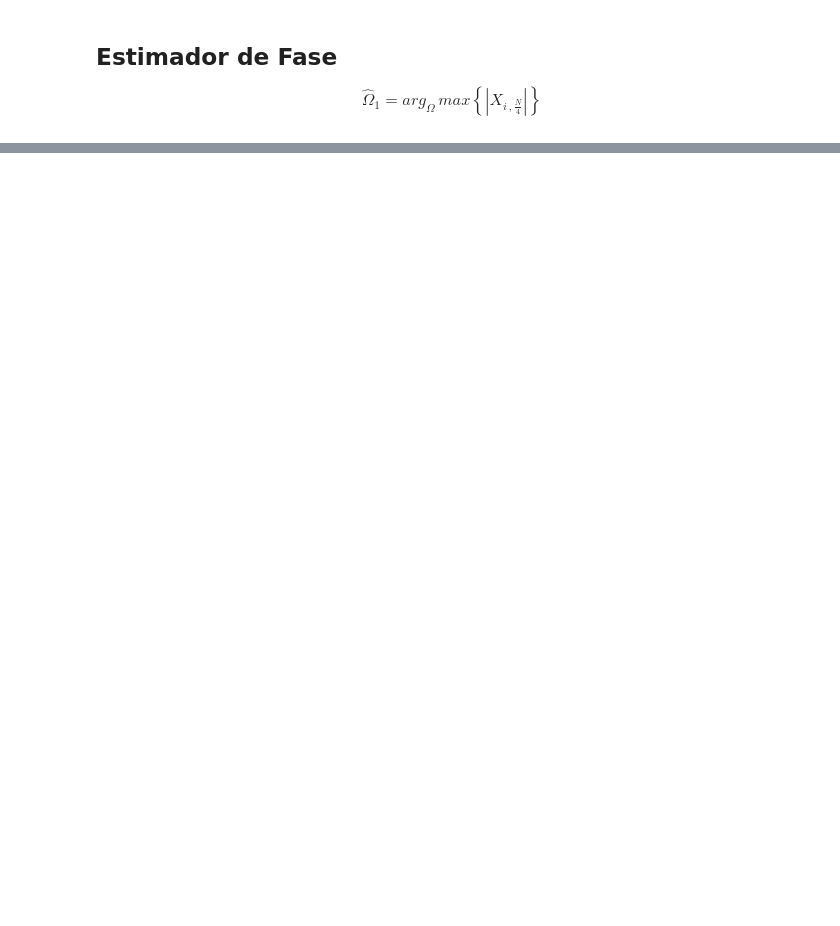
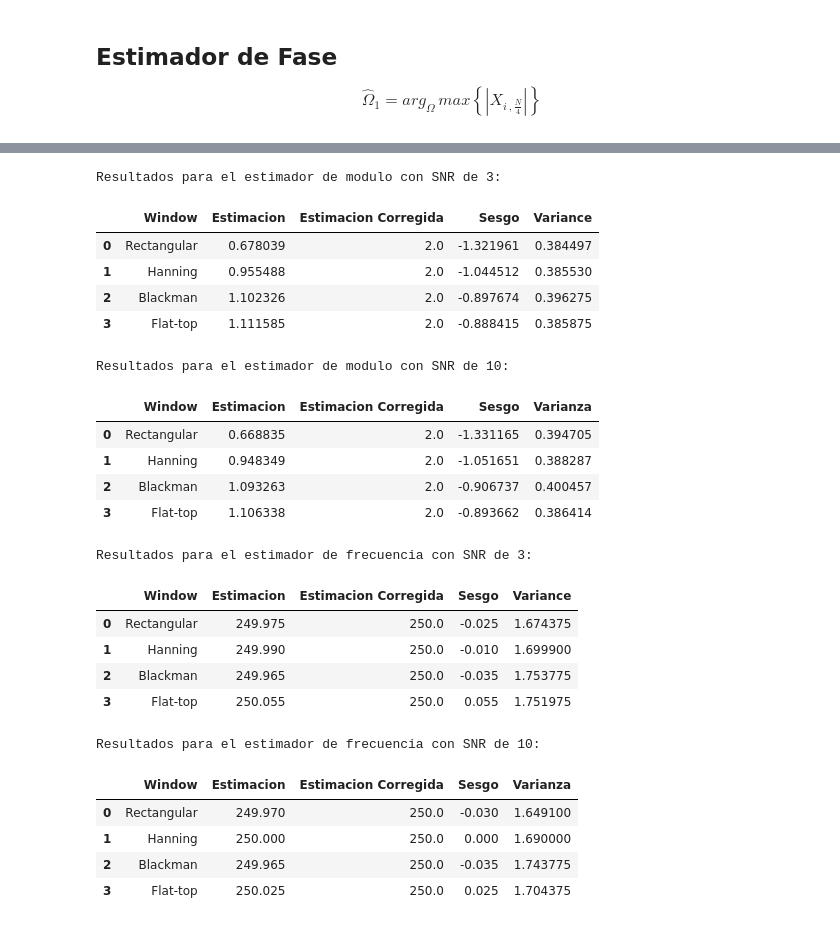
Before and after one commit to federico-b-ee/PDS-2024, a Jupyter notebook: TS6/notebook.ipynb, the cells around one changed output, grey strips where cells are left out. Saved outputs shown, nothing was run; the diff lists cells and outputs as text; code cells hidden in the pictures; blank space fills up the shorter version.

```diff
--- a/TS6/notebook.ipynb
+++ b/TS6/notebook.ipynb
@@ -256,0 +343,52 @@ La concentración de la frecuencia también está influenciada por los parámetr
+# %%
+import pandas as pd
+
+results_df_snr3 = pd.DataFrame(results_SNR_3)
+results_df_snr10 = pd.DataFrame(results_SNR_10)
+
+results_df_snr3 = results_df_snr3.drop(columns=['Signal'])
+results_df_snr10 = results_df_snr10.drop(columns=['Signal'])
+
+print("Resultados para el estimador de modulo con SNR de 3:")
+display(results_df_snr3)
+
+print("Resultados para el estimador de modulo con SNR de 10:")
+display(results_df_snr10)
+
+
+results_df_snr3 = pd.DataFrame(results_frq_SNR_3)
+results_df_snr10 = pd.DataFrame(results_frq_SNR_10)
+
+results_df_snr3 = results_df_snr3.drop(columns=['Signal'])
+results_df_snr10 = results_df_snr10.drop(columns=['Signal'])
+
+print("Resultados para el estimador de frecuencia con SNR de 3:")
+display(results_df_snr3)
+
+print("Resultados para el estimador de frecuencia con SNR de 10:")
+display(results_df_snr10)
+# %% [output]
+Resultados para el estimador de modulo con SNR de 3:
+|  | Window | Estimacion | Estimacion Corregida | Sesgo | Variance |
+| 0 | Rectangular | 0.678039 | 2.0 | -1.321961 | 0.384497 |
+| 1 | Hanning | 0.955488 | 2.0 | -1.044512 | 0.385530 |
+| 2 | Blackman | 1.102326 | 2.0 | -0.897674 | 0.396275 |
+| 3 | Flat-top | 1.111585 | 2.0 | -0.888415 | 0.385875 |
+Resultados para el estimador de modulo con SNR de 10:
+|  | Window | Estimacion | Estimacion Corregida | Sesgo | Varianza |
+| 0 | Rectangular | 0.668835 | 2.0 | -1.331165 | 0.394705 |
+| 1 | Hanning | 0.948349 | 2.0 | -1.051651 | 0.388287 |
+| 2 | Blackman | 1.093263 | 2.0 | -0.906737 | 0.400457 |
+| 3 | Flat-top | 1.106338 | 2.0 | -0.893662 | 0.386414 |
+Resultados para el estimador de frecuencia con SNR de 3:
+|  | Window | Estimacion | Estimacion Corregida | Sesgo | Variance |
+| 0 | Rectangular | 249.975 | 250.0 | -0.025 | 1.674375 |
+| 1 | Hanning | 249.990 | 250.0 | -0.010 | 1.699900 |
+| 2 | Blackman | 249.965 | 250.0 | -0.035 | 1.753775 |
+| 3 | Flat-top | 250.055 | 250.0 | 0.055 | 1.751975 |
+Resultados para el estimador de frecuencia con SNR de 10:
+|  | Window | Estimacion | Estimacion Corregida | Sesgo | Varianza |
+| 0 | Rectangular | 249.970 | 250.0 | -0.030 | 1.649100 |
+| 1 | Hanning | 250.000 | 250.0 | 0.000 | 1.690000 |
+| 2 | Blackman | 249.965 | 250.0 | -0.035 | 1.743775 |
+| 3 | Flat-top | 250.025 | 250.0 | 0.025 | 1.704375 |
```
Also changed, not shown: parts of 13 cells of this notebook.
